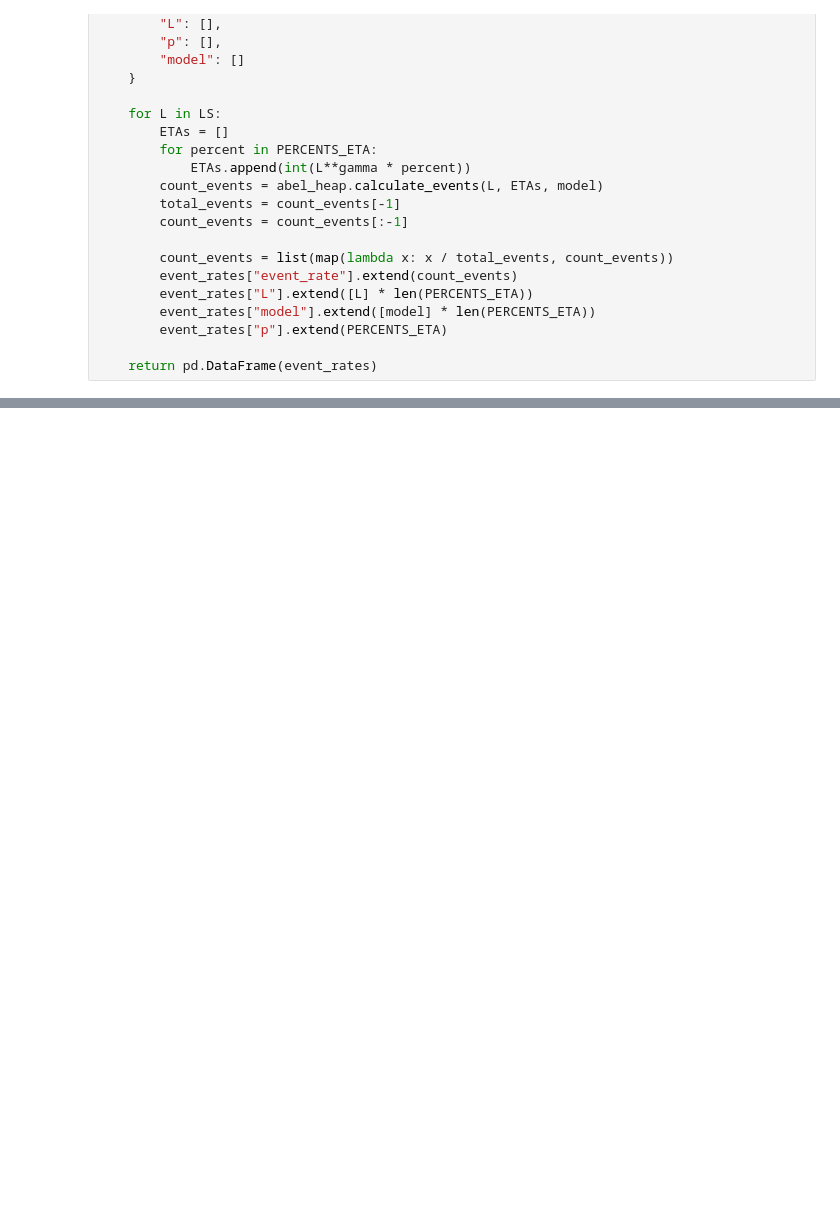
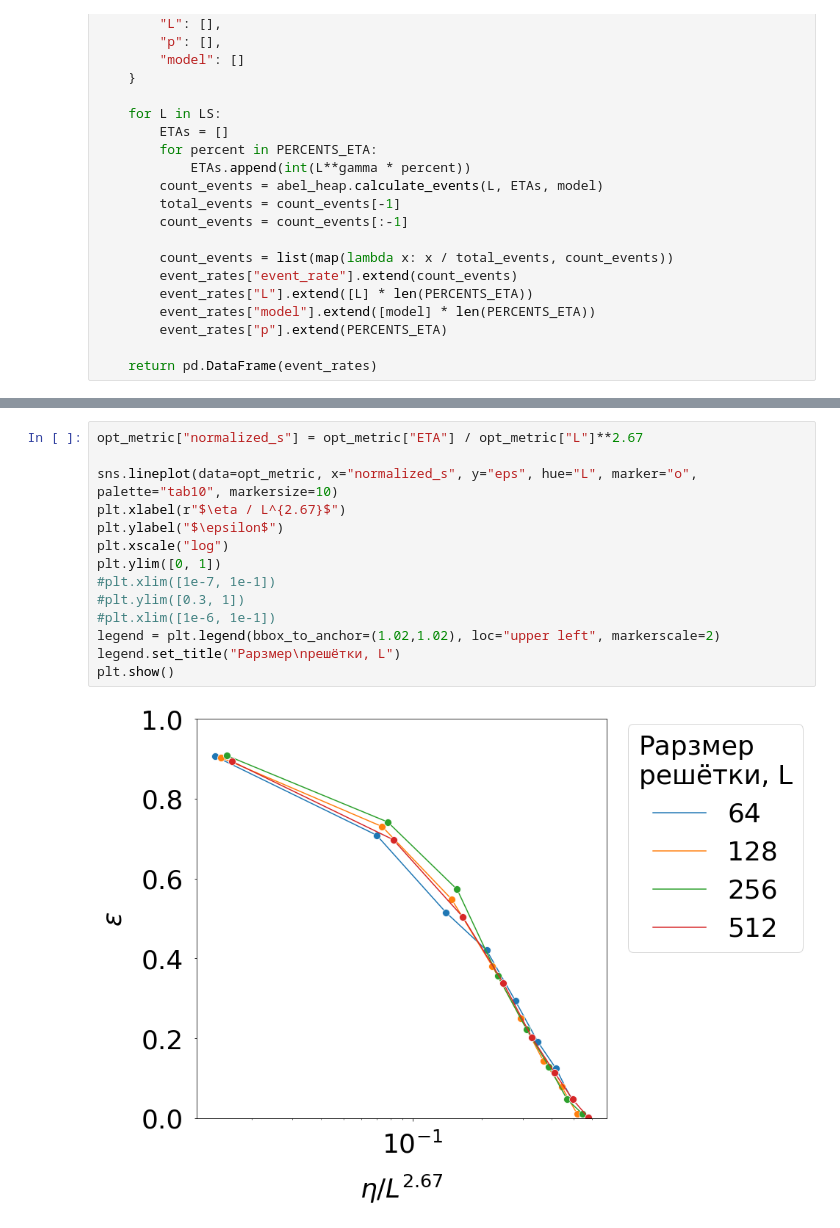
Before and after one commit to i1oveMyse1f/sandpile-extremes-classic, a Jupyter notebook: results/manna_hyperparameter_analysis.ipynb, the cells around one changed output, grey strips where cells are left out. Cells and saved outputs as stored; diff of their text form; blank space fills up the shorter version.

```diff
--- a/results/manna_hyperparameter_analysis.ipynb
+++ b/results/manna_hyperparameter_analysis.ipynb
@@ -552,0 +554,16 @@ plt.show()
+# %%
+opt_metric["normalized_s"] = opt_metric["ETA"] / opt_metric["L"]**2.67
+
+sns.lineplot(data=opt_metric, x="normalized_s", y="eps", hue="L", marker="o", palette="tab10", markersize=10)
+plt.xlabel(r"$\eta / L^{2.67}$")
+plt.ylabel("$\epsilon$")
+plt.xscale("log")
+plt.ylim([0, 1])
+#plt.xlim([1e-7, 1e-1])
+#plt.ylim([0.3, 1])
+#plt.xlim([1e-6, 1e-1])
+legend = plt.legend(bbox_to_anchor=(1.02,1.02), loc="upper left", markerscale=2)
+legend.set_title("Рарзмер\nрешётки, L")
+plt.show()
+# %% [output]
+[figure, added]
```
Also changed, not shown: parts of 4 cells of this notebook, 53 other files.
